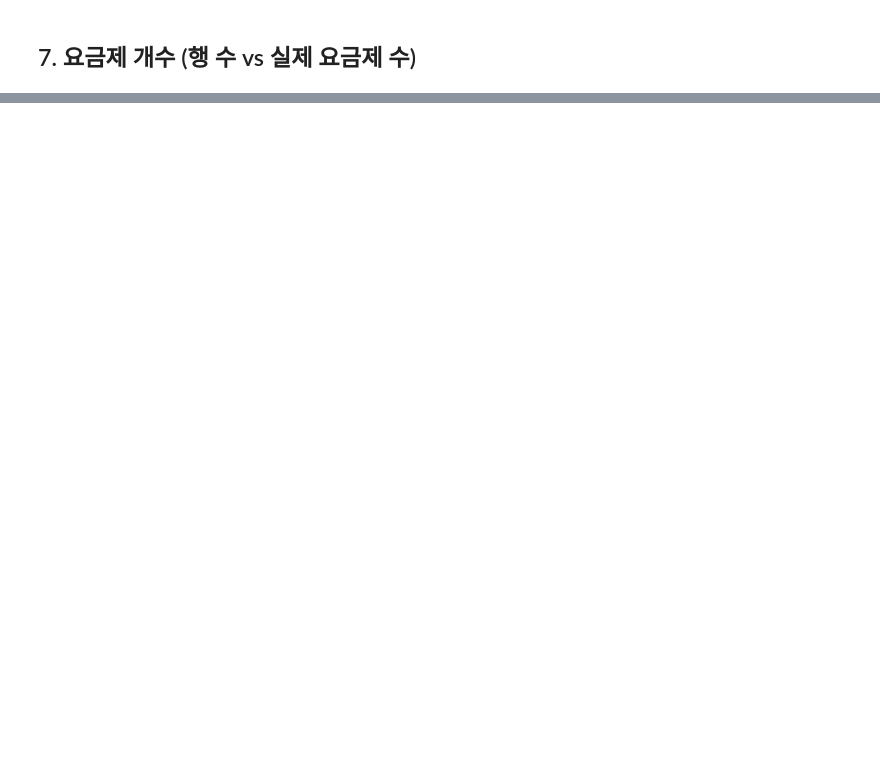
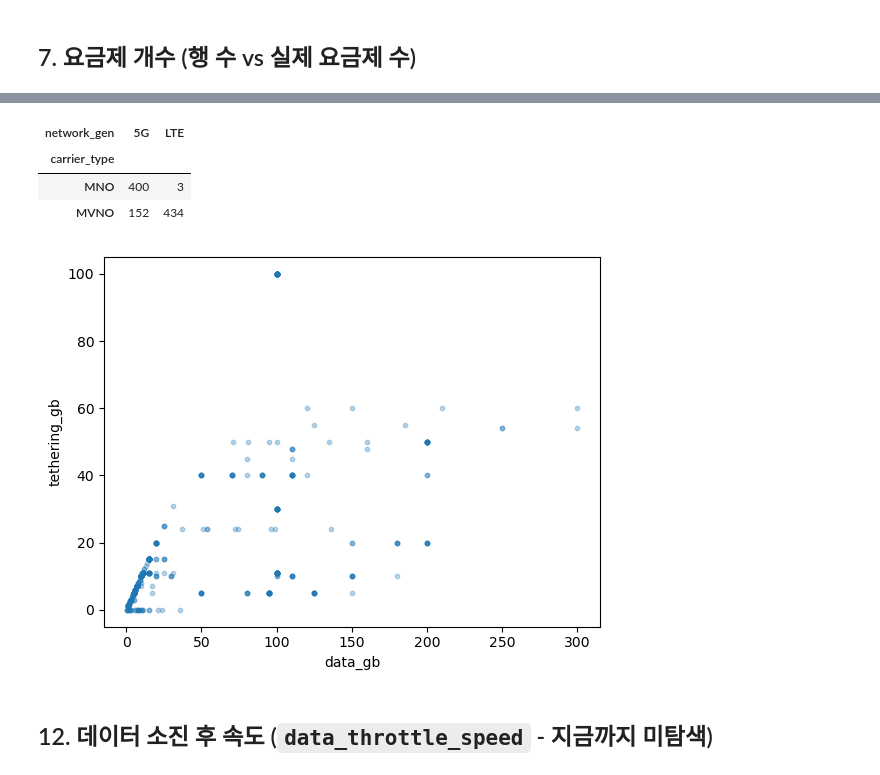
Before and after one commit to karls-seon/Asac-skB, a Jupyter notebook: notebooks/eda_plans.ipynb, the cells around one changed output, grey strips where cells are left out. Cells and saved outputs as stored; diff of their text form; code cells hidden in the pictures; blank space fills up the shorter version.

```diff
--- a/notebooks/eda_plans.ipynb
+++ b/notebooks/eda_plans.ipynb
@@ -257,0 +370,19 @@ len(plans), plans["base_plan_id"].nunique()
+# %%
+# tethering_gb가 채워진 요금제만 - carrier_type/network_gen별로 얼마나 주는지
+has_teth = plans.dropna(subset=["tethering_gb"])
+pd.crosstab(has_teth["carrier_type"], has_teth["network_gen"])
+# %% [output]
+| network_gen | 5G | LTE |
+| carrier_type |  |  |
+| MNO | 400 | 3 |
+| MVNO | 152 | 434 |
+# %%
+fig, ax = plt.subplots()
+ax.scatter(has_teth["data_gb"], has_teth["tethering_gb"], alpha=0.3, s=10)
+ax.set_xlabel("data_gb")
+ax.set_ylabel("tethering_gb")
+plt.show()
+# %% [output]
+[figure, added]
+# %% [markdown]
+## 12. 데이터 소진 후 속도 (`data_throttle_speed` - 지금까지 미탐색)
```
Also changed, not shown: parts of 56 cells of this notebook, 1 other file.
